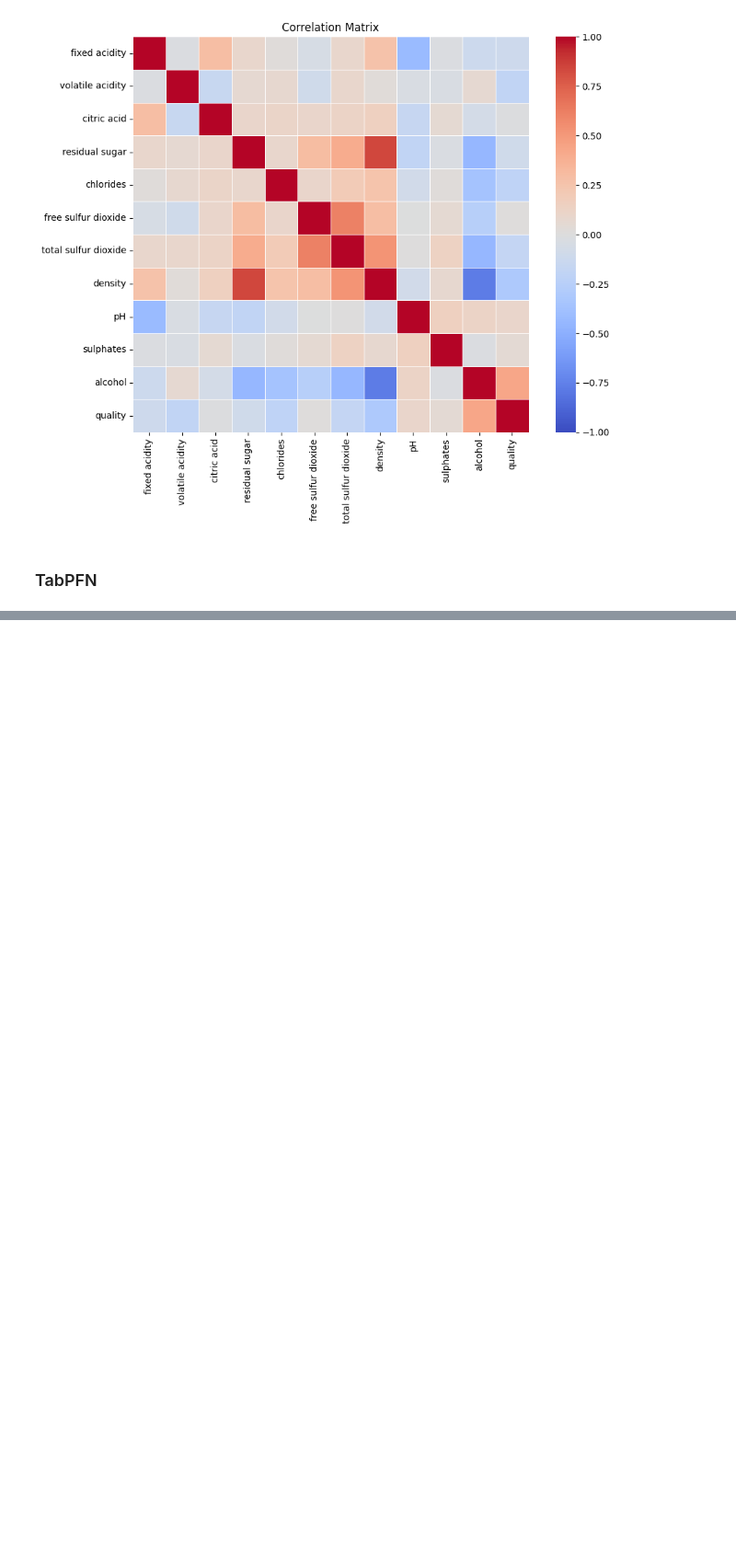
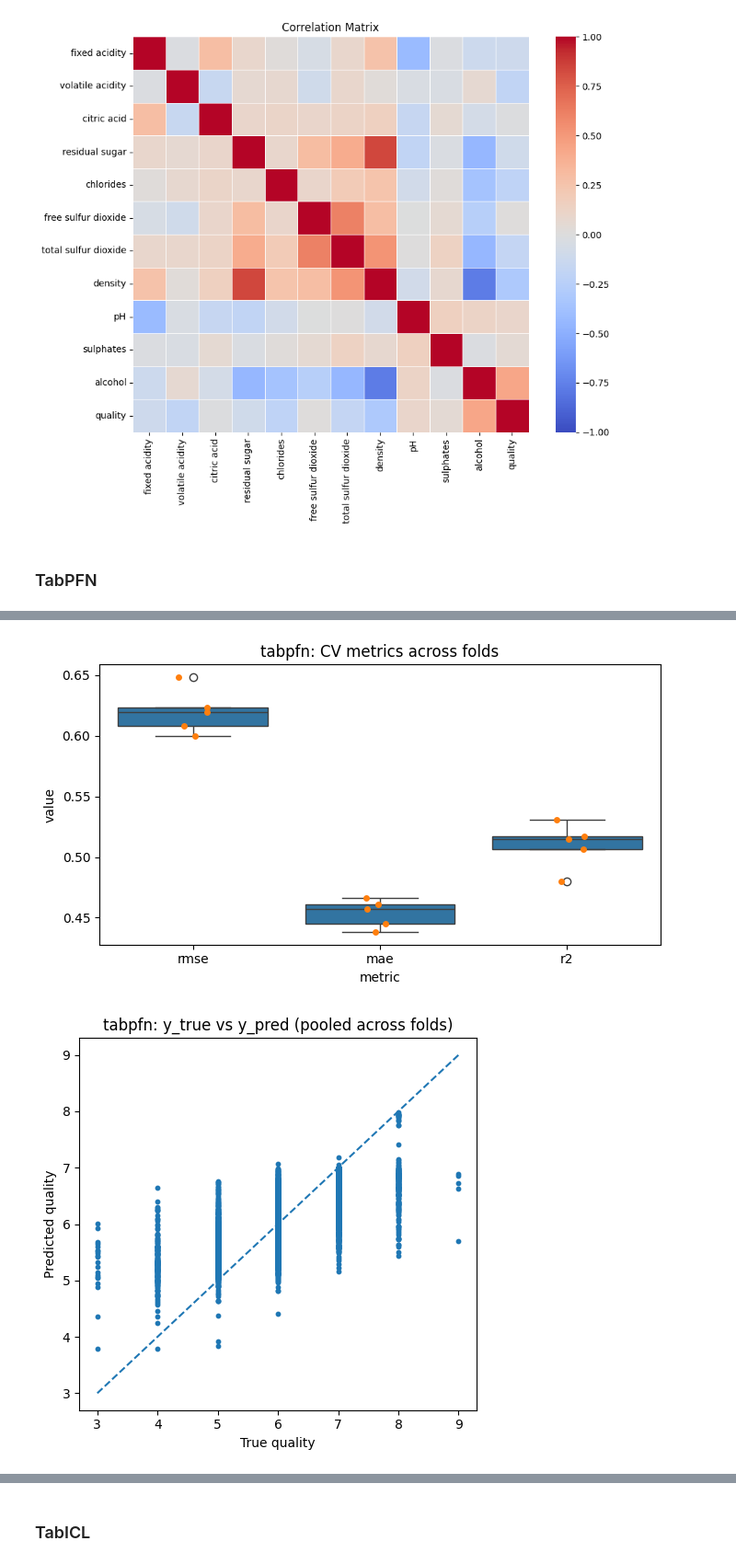
Before and after one commit to ruokokoski/tab-fm, a Jupyter notebook: tab_fms_vs_trees_wine_quality.ipynb, the cells around one changed output, grey strips where cells are left out. Shown at 92% size. Saved outputs shown, nothing was run; the diff lists cells and outputs as text; code cells hidden in the pictures; blank space fills up the shorter version.

Commit message:
Add TabPFN regression model

```diff
--- a/tab_fms_vs_trees_wine_quality.ipynb
+++ b/tab_fms_vs_trees_wine_quality.ipynb
@@ -88,6 +86,25 @@ plt.tight_layout()
 plt.show()
 # %% [output]
 [figure]
+# %%
+def timed_fit_predict(model, X_tr, y_tr, X_te):
+    if torch.cuda.is_available():
+        torch.cuda.synchronize()
+    t0 = time.perf_counter()
+    model.fit(X_tr, y_tr)
+    if torch.cuda.is_available():
+        torch.cuda.synchronize()
+    fit_s = time.perf_counter() - t0
+
+    if torch.cuda.is_available():
+        torch.cuda.synchronize()
+    t0 = time.perf_counter()
+    y_hat = model.predict(X_te)
+    if torch.cuda.is_available():
+        torch.cuda.synchronize()
+    pred_s = time.perf_counter() - t0
+
+    return y_hat, fit_s, pred_s
 # %% [markdown]
 ### TabPFN
 # %%
@@ -115,0 +165,51 @@ Alternatively, consider using a GPU or the tabpfn-client API: https://github.com
+# %%
+
+MODEL_RESULTS = globals().get("MODEL_RESULTS", {})
+
+model_name = "tabpfn"
+
+MODEL_RESULTS[model_name] = {
+    "cv_metrics_df": pd.DataFrame(fold_summaries),
+    "y_true_cv": np.concatenate(all_y_true).astype(float),
+    "y_pred_cv": np.concatenate(all_y_pred).astype(float),
+}
+
+cv_metrics_df = MODEL_RESULTS[model_name]["cv_metrics_df"]
+y_true_cv = MODEL_RESULTS[model_name]["y_true_cv"]
+y_pred_cv = MODEL_RESULTS[model_name]["y_pred_cv"]
+
+cv_metrics_long_df = cv_metrics_df.melt(
+    id_vars=["fold"],
+    value_vars=["rmse", "mae", "r2"],
+    var_name="metric",
+    value_name="value",
+)
+
+plt.figure(figsize=(7, 4))
+sns.boxplot(data=cv_metrics_long_df, x="metric", y="value")
+sns.stripplot(data=cv_metrics_long_df, x="metric", y="value", jitter=True, size=5)
+plt.title(f"{model_name}: CV metrics across folds")
+plt.tight_layout()
+plt.show()
+
+plt.figure(figsize=(5, 5))
+plt.scatter(y_true_cv, y_pred_cv, s=10)
+mn = float(min(y_true_cv.min(), y_pred_cv.min()))
+mx = float(max(y_true_cv.max(), y_pred_cv.max()))
+plt.plot([mn, mx], [mn, mx], linestyle="--")
+plt.xlabel("True quality")
+plt.ylabel("Predicted quality")
+plt.title(f"{model_name}: y_true vs y_pred (pooled across folds)")
+plt.tight_layout()
+plt.show()
+
+residuals_cv = y_pred_cv - y_true_cv
+plt.figure(figsize=(6, 4))
+sns.histplot(residuals_cv, bins=40, kde=True)
+plt.xlabel("Residual (y_pred - y_true)")
+plt.title(f"{model_name}: residual distribution (pooled across folds)")
+plt.tight_layout()
+plt.show()
+# %% [output]
+[figure, added]
+[figure, added]
@@ -115,0 +217,2 @@ Alternatively, consider using a GPU or the tabpfn-client API: https://github.com
+# %% [markdown]
+### TabICL
```
Also changed, not shown: parts of 3 cells of this notebook, 5 other files.
